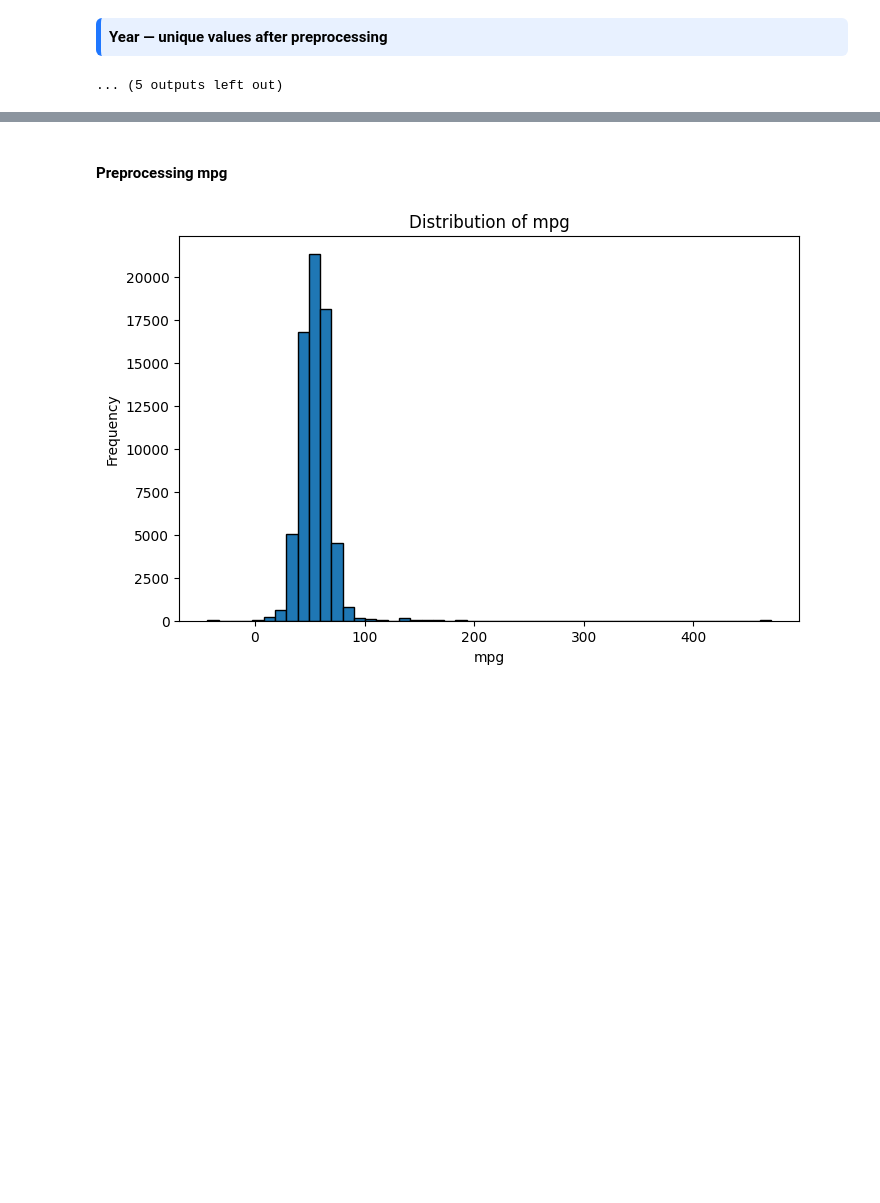
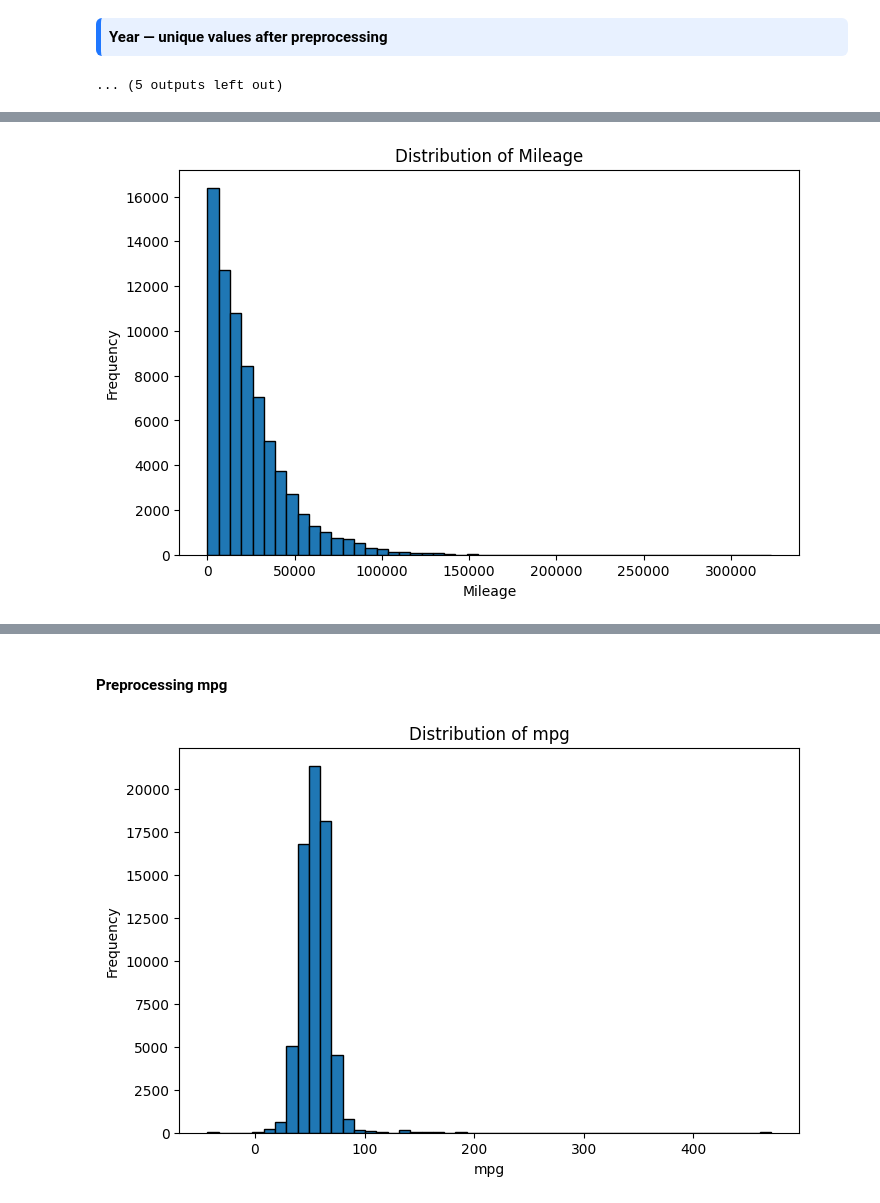
Before and after one commit to carlosoamorim/cars-4-you, a Jupyter notebook: Group57_part1.ipynb, the cells around one changed output, grey strips where cells are left out. Saved outputs shown, nothing was run; the diff lists cells and outputs as text; code cells hidden in the pictures; blank space fills up the shorter version.

```diff
--- a/Group57_part1.ipynb
+++ b/Group57_part1.ipynb
@@ -1142,0 +995,82 @@ df[df["mileage"].isna()]
+# %%
+# =========================================
+# Mileage feature — Exploration
+# =========================================
+
+from IPython.display import display, HTML
+import matplotlib.pyplot as plt
+import numpy as np
+
+# ---- Distribution of mileage (raw)
+plt.figure(figsize=(8, 5))
+plt.hist(df["mileage"].dropna(), bins=50, edgecolor="black")
+plt.title("Distribution of Mileage")
+plt.xlabel("Mileage")
+plt.ylabel("Frequency")
+plt.show()
+
+
+# ---- Missing values
+display(HTML("""
+<div style="background-color:#e8f1ff; padding:8px; border-radius:6px; border-left:5px solid #1f77ff;">
+<b>Mileage — missing values</b>
+</div>
+"""))
+display(df[df["mileage"].isna()])
+
+
+# ---- Invalid negative values
+display(HTML("""
+<div style="background-color:#e8f1ff; padding:8px; border-radius:6px; border-left:5px solid #1f77ff;">
+<b>Mileage — invalid negative values</b>
+</div>
+"""))
+display(df[df["mileage"] < 0])
+
+
+# ---- Helper: assign impossible values to NaN
+def impossible_to_nan(df, col, val=0, lower_upper="lower"):
+    df = df.copy()
+
+    if lower_upper == "lower":
+        df.loc[df[col] < val, col] = np.nan
+    else:
+        df.loc[df[col] > val, col] = np.nan
+
+    return df
+
+
+# ---- Apply correction
+df = impossible_to_nan(df, "mileage")
+
+
+# ---- Sanity check (example row)
+display(HTML("""
+<div style="background-color:#e8f1ff; padding:8px; border-radius:6px; border-left:5px solid #1f77ff;">
+<b>Mileage — sanity check</b>
+</div>
+"""))
+display(df.loc[[70615]])
+
+
+# ---- Post-cleaning checks
+display(HTML("""
+<div style="background-color:#e8f1ff; padding:8px; border-radius:6px; border-left:5px solid #1f77ff;">
+<b>Mileage — after preprocessing</b>
+</div>
+"""))
+display(df[df["mileage"] < 0])
+display(df[df["mileage"].isna()])
+
+
+# ---- Conclusion
+display(HTML("""
+<div style="background-color:#e8f1ff; padding:8px; border-radius:6px; border-left:5px solid #1f77ff;">
+<b>Conclusion</b><br>
+Negative mileage values were identified as invalid and converted to <b>NaN</b>.
+The <b>mileage</b> feature is now numerically consistent and ready for imputation
+and scaling within the machine learning pipeline.
+</div>
+"""))
+# %% [output]
+[figure, added]
```
Also changed, not shown: parts of 48 cells of this notebook.
